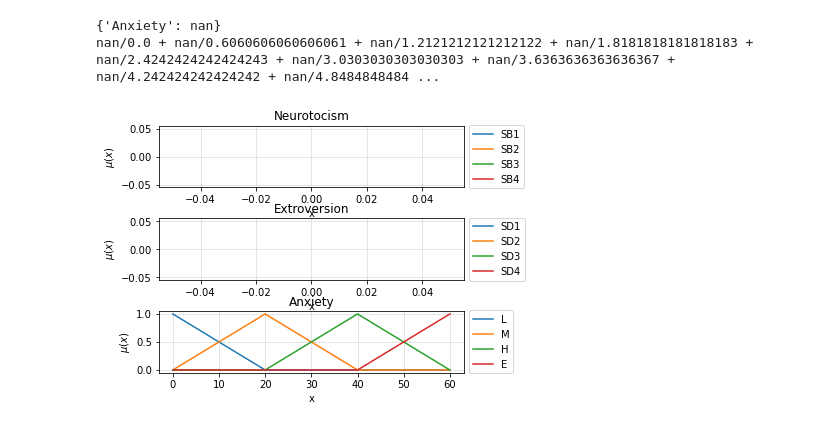
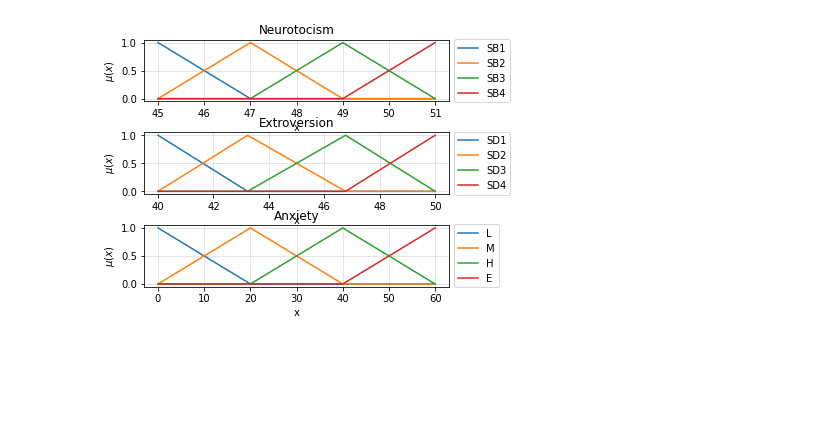
Before and after one commit to adibenc/fz-mamdani, a Jupyter notebook: fz-md1.ipynb, the cells around one changed output. Saved outputs shown, nothing was run; the diff lists cells and outputs as text; code cells hidden in the pictures; blank space fills up the shorter version.

Commit message:
with result

```diff
--- a/fz-md1.ipynb
+++ b/fz-md1.ipynb
@@ -6,13 +9,22 @@ from fuzzy_system.fuzzy_system import FuzzySystem
 # %%
+def npToDf(data, col=None):
+    if col is None:
+        col = [str(i) for i in range(data.shape[0])]
+
+    return pd.DataFrame(
+        data,
+        columns = col
+    )
+
 def create1(t=""):
-    inp1 = FuzzyInputVariable('Neurotocism', 40, 40, 100)
-    inp1.addTriangular('SB1', 45, 51, 47
+    inp1 = FuzzyInputVariable('Neurotocism', 45, 51, 100)
+    inp1.addTriangular('SB1', 43, 45, 47
         ).addTriangular('SB2', 45, 47, 49
         ).addTriangular('SB3', 47, 49, 51
         ).addTriangular('SB4', 49, 51, 51)
 
-    inp2 = FuzzyInputVariable('Extroversion', 40, 40, 100)
-    inp2.addTriangular('SD1', 40, 50, 43.25
+    inp2 = FuzzyInputVariable('Extroversion', 40, 50, 100)
+    inp2.addTriangular('SD1', 38, 40, 43.25
         ).addTriangular('SD2', 40, 43.25, 46.75
         ).addTriangular('SD3', 43.25, 46.75, 50
         ).addTriangular('SD4', 46.75, 50, 50)
@@ -74,41 +86,50 @@ system.add_rule({'Neurotocism':'SB3','Extroversion':'SD2'},{'Anxiety':'H'})
 system.add_rule({'Neurotocism':'SB3','Extroversion':'SD3'},{'Anxiety':'L'})
 system.add_rule({'Neurotocism':'SB3','Extroversion':'SD3'},{'Anxiety':'M'})
 system.add_rule({'Neurotocism':'SB3','Extroversion':'SD3'},{'Anxiety':'H'})
 system.add_rule({'Neurotocism':'SB3','Extroversion':'SD3'},{'Anxiety':'E'})
 system.add_rule({'Neurotocism':'SB3','Extroversion':'SD4'},{'Anxiety':'L'})
 system.add_rule({'Neurotocism':'SB3','Extroversion':'SD4'},{'Anxiety':'M'})
 system.add_rule({'Neurotocism':'SB3','Extroversion':'SD4'},{'Anxiety':'H'})
 system.add_rule({'Neurotocism':'SB3','Extroversion':'SD4'},{'Anxiety':'E'})
 system.add_rule({'Neurotocism':'SB4','Extroversion':'SD2'},{'Anxiety':'M'})
 system.add_rule({'Neurotocism':'SB4','Extroversion':'SD2'},{'Anxiety':'H'})
 system.add_rule({'Neurotocism':'SB4','Extroversion':'SD3'},{'Anxiety':'L'})
 system.add_rule({'Neurotocism':'SB4','Extroversion':'SD3'},{'Anxiety':'M'})
 system.add_rule({'Neurotocism':'SB4','Extroversion':'SD3'},{'Anxiety':'H'})
 system.add_rule({'Neurotocism':'SB4','Extroversion':'SD3'},{'Anxiety':'E'})
 system.add_rule({'Neurotocism':'SB4','Extroversion':'SD4'},{'Anxiety':'L'})
 system.add_rule({'Neurotocism':'SB4','Extroversion':'SD4'},{'Anxiety':'M'})
 system.add_rule({'Neurotocism':'SB4','Extroversion':'SD4'},{'Anxiety':'H'})
 system.add_rule({'Neurotocism':'SB4','Extroversion':'SD4'},{'Anxiety':'E'})
 
 
 # output = system.evaluate_output({
 # 	'Neurotocism':46.36,
 # 	'Extroversion':46.36
 # })
 
-output, info = system.evaluate_output_info({
-	'Neurotocism':50,
-	'Extroversion':50
-})
+def doTest(p1 = 50, p2 = 50):
+    return system.evaluate_output_info({
+        'Neurotocism': p1,
+        'Extroversion': p2
+    })
 
-print(output)
+#     pprint(info.__str__().split("+"))
+    # print('fuzzification\n-------------\n', info['fuzzification'])
+    # print('rules\n-----\n', info['rules'])
 
-print(info)
-# print('fuzzification\n-------------\n', info['fuzzification'])
-# print('rules\n-----\n', info['rules'])
+#     system.plot_system()
 
 system.plot_system()
+
+outArr = []
+# for i in range(0,100,10):
+#     for j in range(0,100,10):
+for i in np.arange(45,51,0.5):
+    for j in np.arange(40,50,0.5):
+        o, inf = doTest(i, j)
+        outArr.append([i,j,o['Anxiety'], inf])
+
+dfResult = npToDf(np.array(outArr), ["Neurotocism","Extroversion","Anxiety","inf"])
 # %% [output]
-{'Anxiety': nan}
-nan/0.0 + nan/0.6060606060606061 + nan/1.2121212121212122 + nan/1.8181818181818183 + nan/2.4242424242424243 + nan/3.0303030303030303 + nan/3.6363636363636367 + nan/4.242424242424242 + nan/4.8484848484 ...
-[figure, old version]
+[figure, new version]
```
Also changed, not shown: parts of 3 cells of this notebook.
